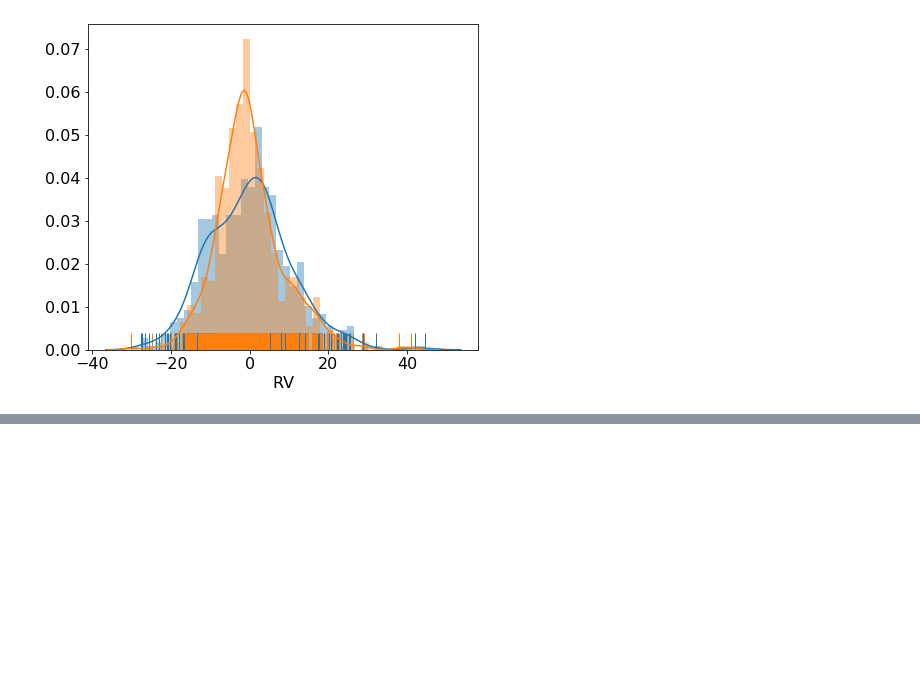
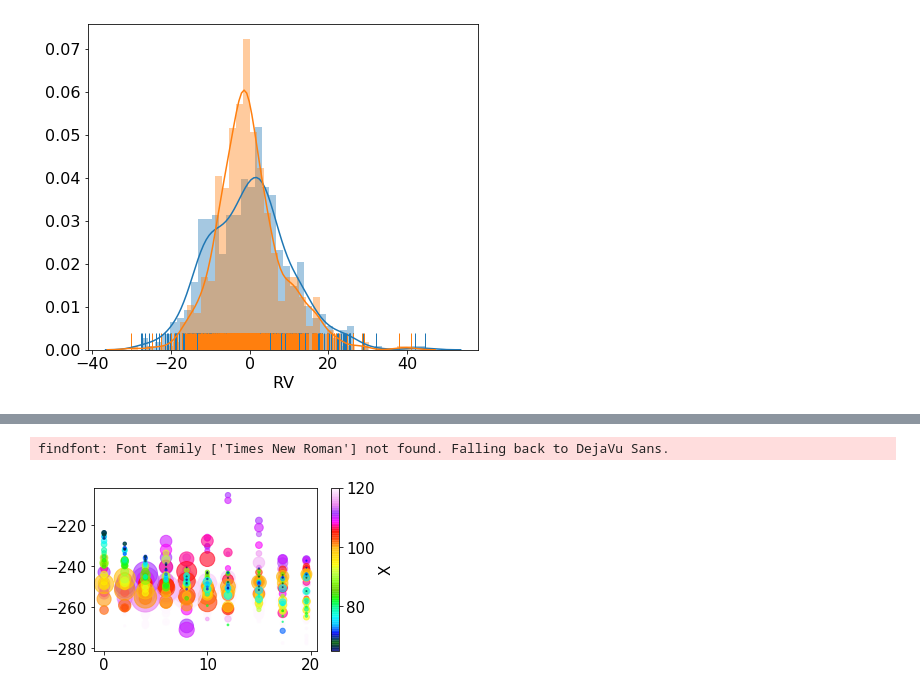
Before and after one commit to will-henney/JavGVastro-PhD, a Jupyter notebook: CorrPol.ipynb, the cells around one changed output, grey strips where cells are left out. Saved outputs shown, nothing was run; the diff lists cells and outputs as text; code cells hidden in the pictures; blank space fills up the shorter version.

```diff
--- a/CorrPol.ipynb
+++ b/CorrPol.ipynb
@@ -252,0 +296,7 @@ for i in range(n):
+# %%
+fig, ax = plt.subplots(figsize=(5, 3))
+scat = plt.scatter(dt.Y, dt.RV, c=dt.X, s=dt.I*0.03, alpha=0.6, cmap="gist_ncar", vmin=65.0, vmax=120)
+fig.colorbar(scat, ax=ax).set_label("X")
+# %% [output]
+findfont: Font family ['Times New Roman'] not found. Falling back to DejaVu Sans.
+[figure, added]
```
Also changed, not shown: parts of 6 cells of this notebook.
